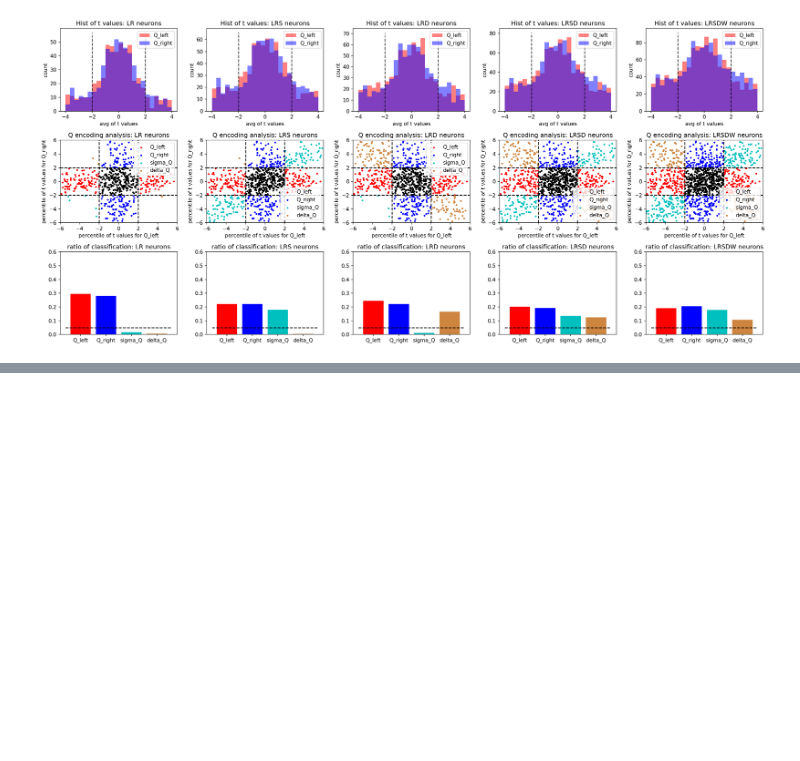
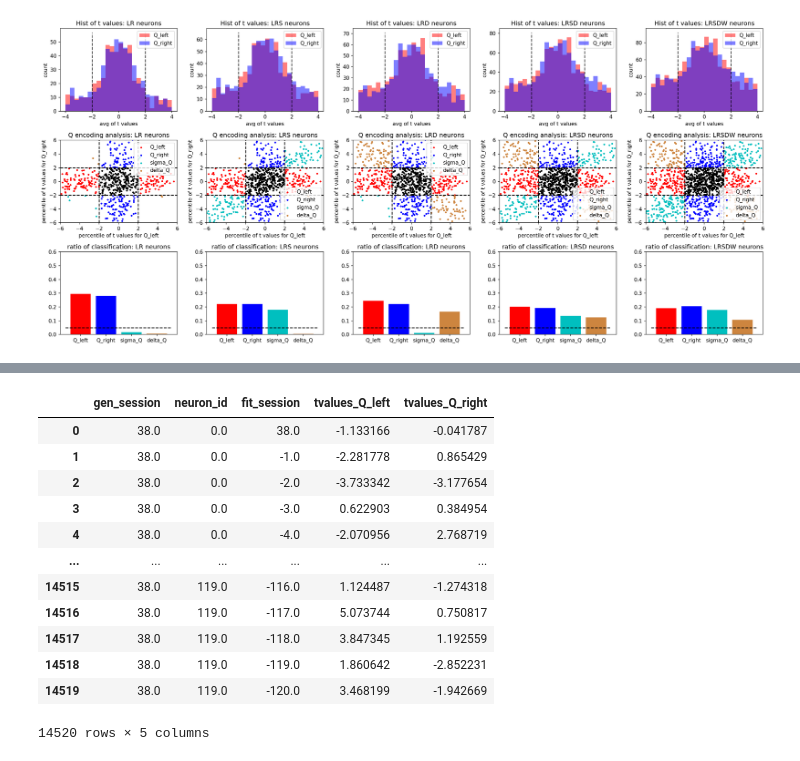
Before and after one commit to pckuo/map-ephys, a Jupyter notebook: notebook/pckuo/nonsense_corr.ipynb, the cells around one changed output, grey strips where cells are left out. Saved outputs shown, nothing was run; the diff lists cells and outputs as text; code cells hidden in the pictures; blank space fills up the shorter version.

```diff
--- a/notebook/pckuo/nonsense_corr.ipynb
+++ b/notebook/pckuo/nonsense_corr.ipynb
@@ -2126,0 +2260,16 @@ sigma_Q total dots: 10
+# %%
+df_ps_fit_dict['rw']
+# %% [output]
+|  | gen_session | neuron_id | fit_session | tvalues_Q_left | tvalues_Q_right |
+| 0 | 38.0 | 0.0 | 38.0 | -1.133166 | -0.041787 |
+| 1 | 38.0 | 0.0 | -1.0 | -2.281778 | 0.865429 |
+| 2 | 38.0 | 0.0 | -2.0 | -3.733342 | -3.177654 |
+| 3 | 38.0 | 0.0 | -3.0 | 0.622903 | 0.384954 |
+| 4 | 38.0 | 0.0 | -4.0 | -2.070956 | 2.768719 |
+| ... | ... | ... | ... | ... | ... |
+| 14515 | 38.0 | 119.0 | -116.0 | 1.124487 | -1.274318 |
+| 14516 | 38.0 | 119.0 | -117.0 | 5.073744 | 0.750817 |
+| 14517 | 38.0 | 119.0 | -118.0 | 3.847345 | 1.192559 |
+| 14518 | 38.0 | 119.0 | -119.0 | 1.860642 | -2.852231 |
+| 14519 | 38.0 | 119.0 | -120.0 | 3.468199 | -1.942669 |
+14520 rows × 5 columns
```
Also changed, not shown: parts of 12 cells of this notebook, 14 other files.
